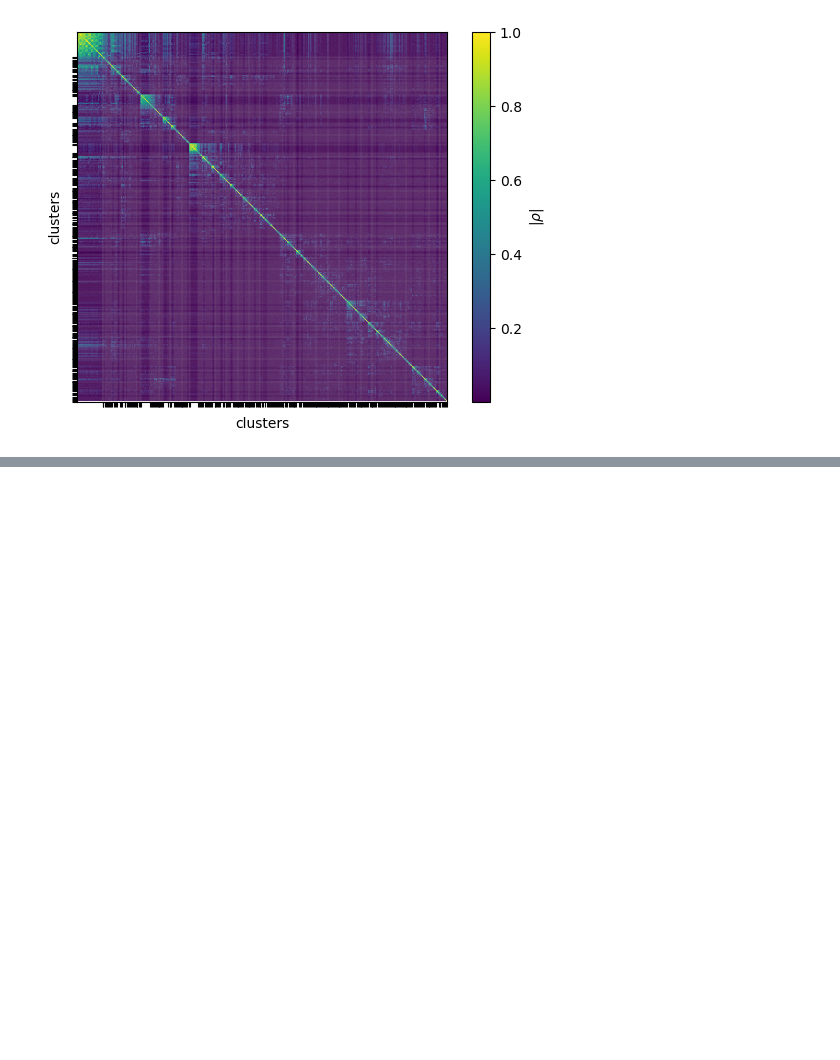
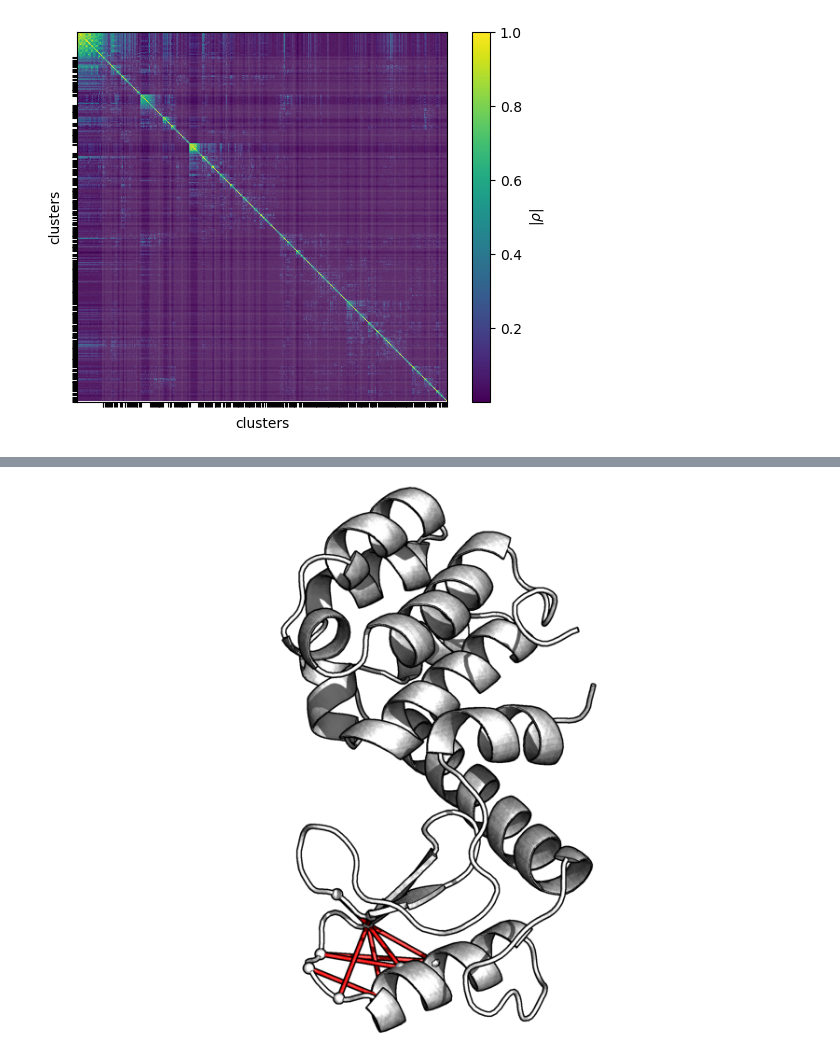
Before and after one commit to moldyn/MoSAIC, a Jupyter notebook: docs/tutorial/t4l_tutorial_github.ipynb, the cells around one changed output, grey strips where cells are left out. Drawn from its saved outputs; the diff is of its cells as text; code cells hidden in the pictures; blank space fills up the shorter version.

```diff
--- a/docs/tutorial/t4l_tutorial_github.ipynb
+++ b/docs/tutorial/t4l_tutorial_github.ipynb
@@ -101,0 +221,4 @@ plt.show()
+# %%
+Image('./t4l_cluster3.png')
+# %% [output]
+[figure, added]
```
Also changed, not shown: parts of 16 cells of this notebook, 3 other files.
